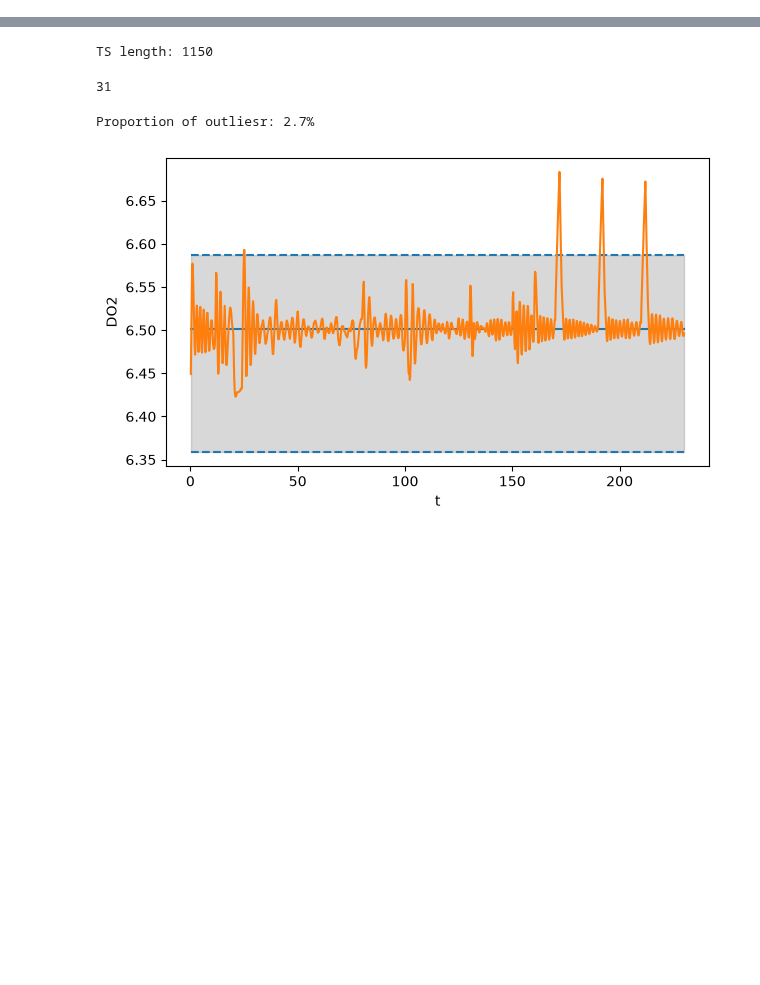
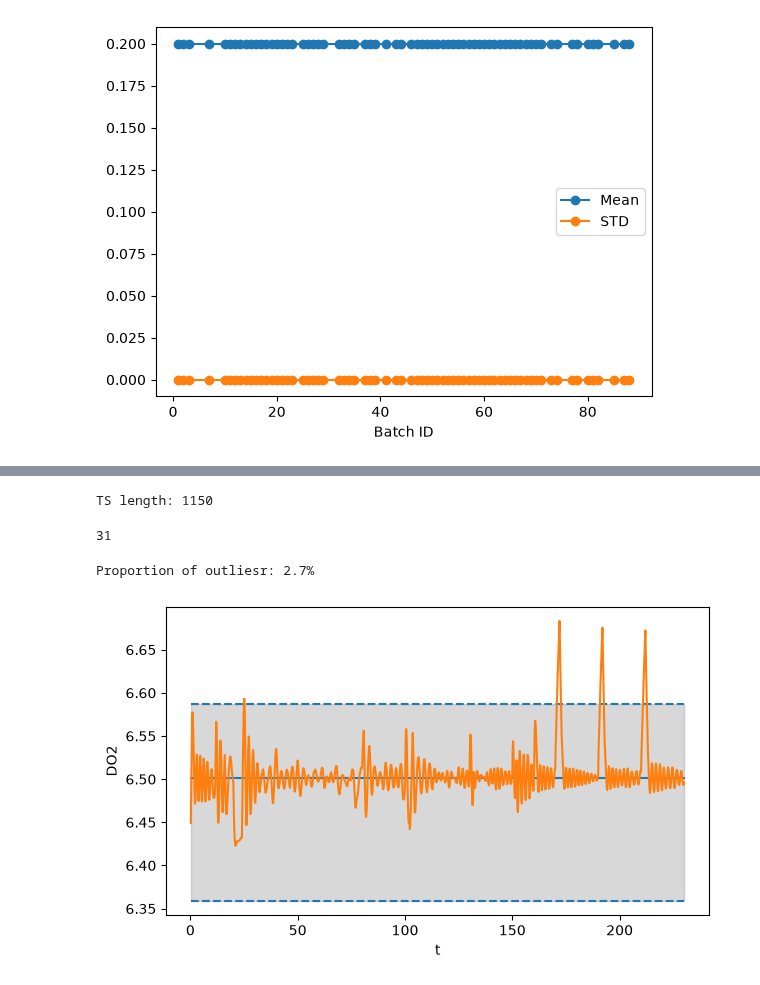
Before and after one commit to r0b1nu5/dls-ts, a Jupyter notebook: week04/week04-solution.ipynb, the cells around one changed output, grey strips where cells are left out. Drawn from its saved outputs; the diff is of its cells as text; code cells hidden in the pictures; blank space fills up the shorter version.

```diff
--- a/week04/week04-solution.ipynb
+++ b/week04/week04-solution.ipynb
@@ -3,7 +11,7 @@ import pandas as pd
 import numpy as np
 import matplotlib.pyplot as plt
 # %%
-df = pd.read_csv('ref_data.csv')
+df = pd.read_csv('https://dls.hevs.ch/ts/files/ref_data.csv')
 df.head()
 # %% [output]
 |  | Time (h) | Aeration rate(Fg:L/h) | Substrate concentration(S:g/L) | Dissolved oxygen concentration(DO... | Penicillin concentration(P:g/L) | ... |
@@ -36,0 +61,21 @@ df.describe()
+# %%
+batch_ids = df['Batch ID'].unique() # List the batch IDs
+
+m = [] # Store the mean time step.
+s = [] # Store the standard deviation of the time steps.
+
+for i in batch_ids:
+    dt = df[df['Batch ID'] == i]['Time (h)'][1:-1].values - df[df['Batch ID'] == i]['Time (h)'][0:-2].values # Compute the length of each time step.
+    m.append(np.mean(dt)) # Get the mean of the time differences.
+    s.append(np.std(dt)) # Get the standard deviation.
+
+# Plot everything
+fig, ax = plt.subplots()
+ax.plot(batch_ids,m,'-o',label='Mean')
+ax.plot(batch_ids,s,'-o',label='STD')
+ax.set_xlabel('Batch ID')
+ax.legend()
+
+plt.show()
+# %% [output]
+[figure, added]
```
Also changed, not shown: parts of 45 cells of this notebook, 1 other file.
